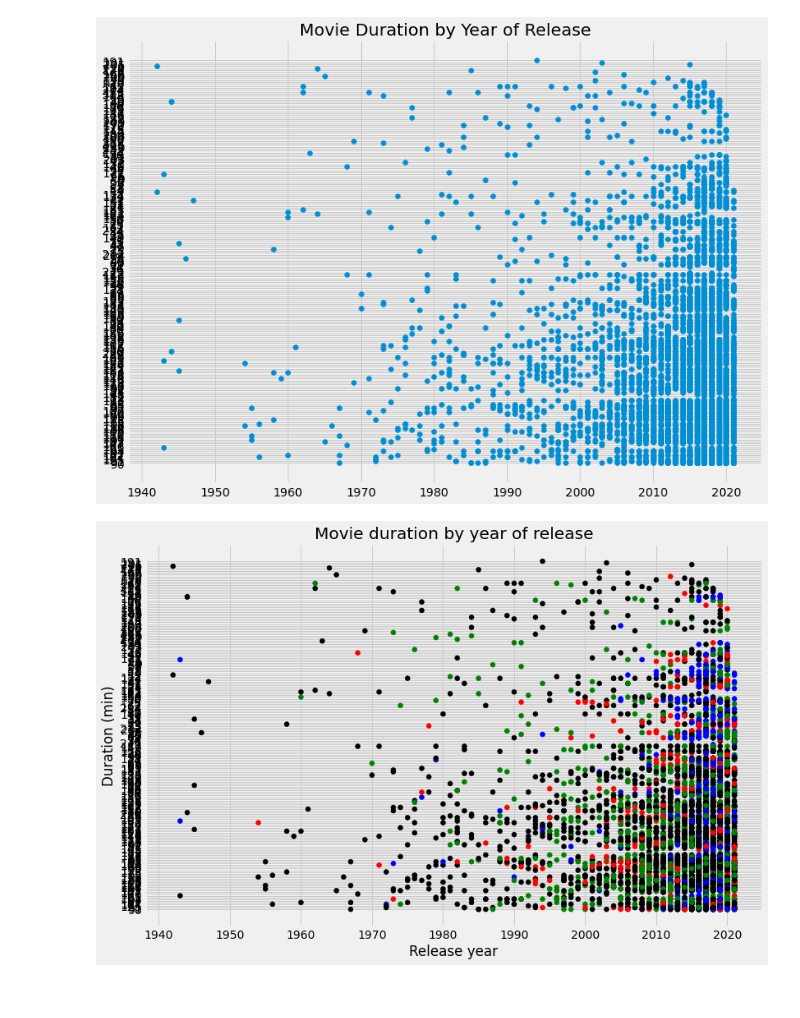
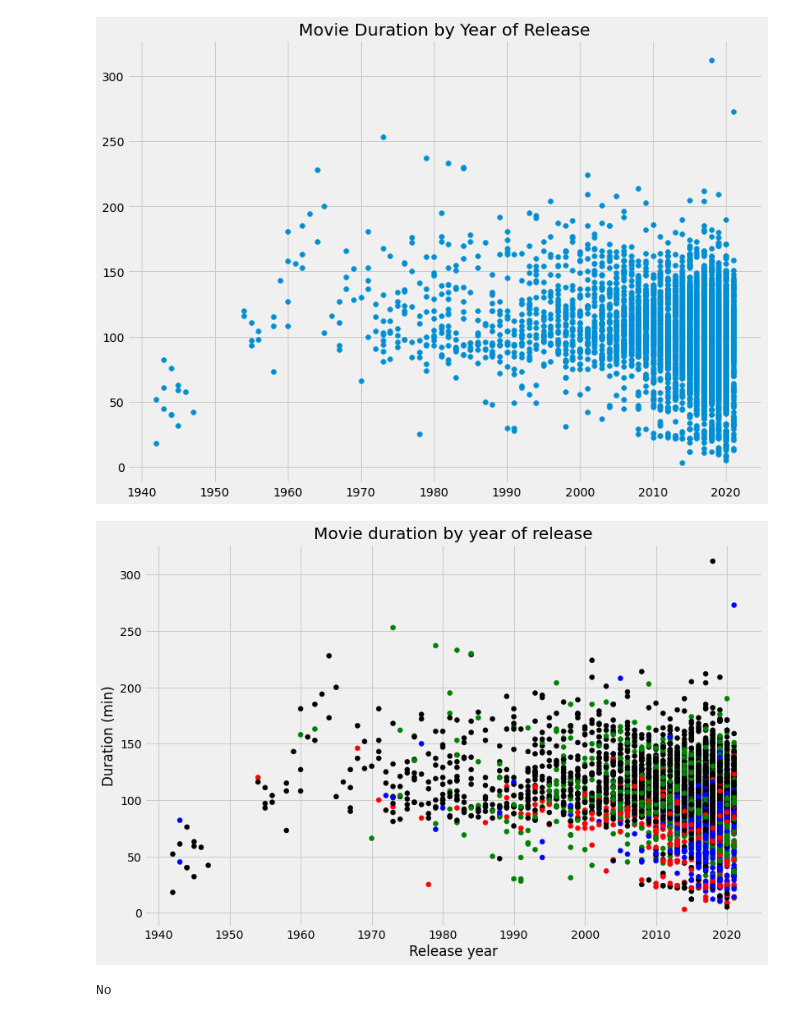
Before and after one commit to coherent17/Lab-on-Python-for-data-science-and-machine-learning, a Jupyter notebook: Quiz2/0811562_何祁恩_quiz2.ipynb, the cells around one changed output. Drawn from its saved outputs; the diff is of its cells as text; code cells hidden in the pictures.

Commit message:
fix plot bug

```diff
--- a/Quiz2/0811562_何祁恩_quiz2.ipynb
+++ b/Quiz2/0811562_何祁恩_quiz2.ipynb
@@ -33,27 +33,19 @@ def problem_4(filename):
 def problem_5(df):
   df_subset = df[(df.type == 'Movie')]
   df_subset = df_subset[['title', 'country', 'genre', 'release_year', 'duration']]
+  df_subset['duration'] = df_subset['duration'].str.extract('(\d+)').astype(float)
+  df_subset = df_subset.reset_index()
   return df_subset
 
 def problem_6(df_subset, flag):
   x = pd.Series(df_subset['release_year'])
-
   y = pd.Series(df_subset['duration'])
-  a=[]
-  for y_i in y:
-    a.append(str(y_i).split(' ')[0])
-  y_plot = pd.Series(a)
 
   if flag == True:
-    plt.scatter(x,y_plot)
+    plt.scatter(x,y)
     plt.title('Movie Duration by Year of Release')
     plt.show()
   return x, y
-
-def getNum(string):
-  number = string.split(' ')[0]
-  number = int(number)
-  return number
 
 def problem_7(df_subset):
   df_duration_subset = pd.DataFrame()
@@ -62,7 +54,7 @@ def problem_7(df_subset):
   for index, row in df_subset.iterrows():
     if count == 20:
       break
-    elif getNum(row.duration) < 60:
+    elif row.duration < 60:
       df_duration_subset[count] = row
       count += 1
   df_duration_subset = df_duration_subset.T
@@ -79,43 +71,40 @@ def problem_8(df_subset):
       color.append('green')
     else:
       color.append('black')
   return color
 
 def problem_9(df_subset, color, flag):
   x = pd.Series(df_subset['release_year'])
-
   y = pd.Series(df_subset['duration'])
-  a=[]
-  for y_i in y:
-    a.append(str(y_i).split(' ')[0])
-  y_plot = pd.Series(a)
 
   if flag == True:
     plt.style.use('fivethirtyeight')
     fig = plt.figure(figsize=(12, 8))
-    plt.scatter(x,y_plot,c = color)
+    plt.scatter(x,y,c = color)
     plt.title('Movie duration by year of release')
     plt.xlabel('Release year')
     plt.ylabel('Duration (min)')
     plt.show()
   return x, y, color
 
 def problem_10():
   result = "No"
   return result
 
 if __name__ == "__main__":
   dic = problem_1()
-  problem2_df = problem_2(dic)
-  x1, y1 = problem_3(problem2_df, True)
+  df_2 = problem_2(dic)
+  x,y = problem_3(df_2, True)
   df = problem_4('movies.csv')
   df_subset = problem_5(df)
-  x2, y2 = problem_6(df_subset, True)
-  df_duration_subset = problem_7(df_subset)
+  x1, y1= problem_6(df_subset, True)
+  df_dur = problem_7(df_subset)
   color = problem_8(df_subset)
-  x3, y3, color = problem_9(df_subset, color, True)
+  x2, y2, color = problem_9(df_subset, color, True)
   result = problem_10()
+  print(result)
 # %% [output]
 [figure]
-[figure, old version]
+[figure, new version]
-[figure, old version]
+[figure, new version]
+No
```
Also changed, not shown: 1 other file.
